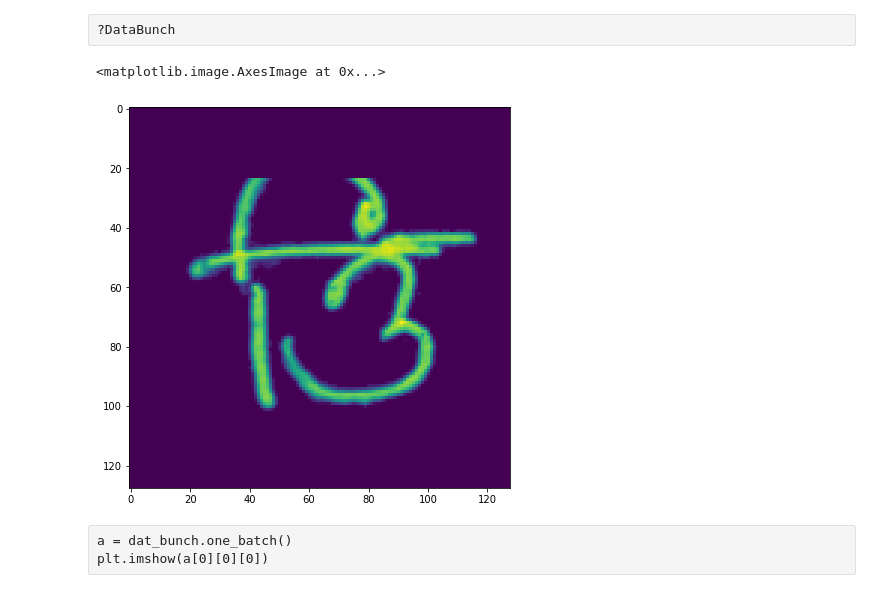
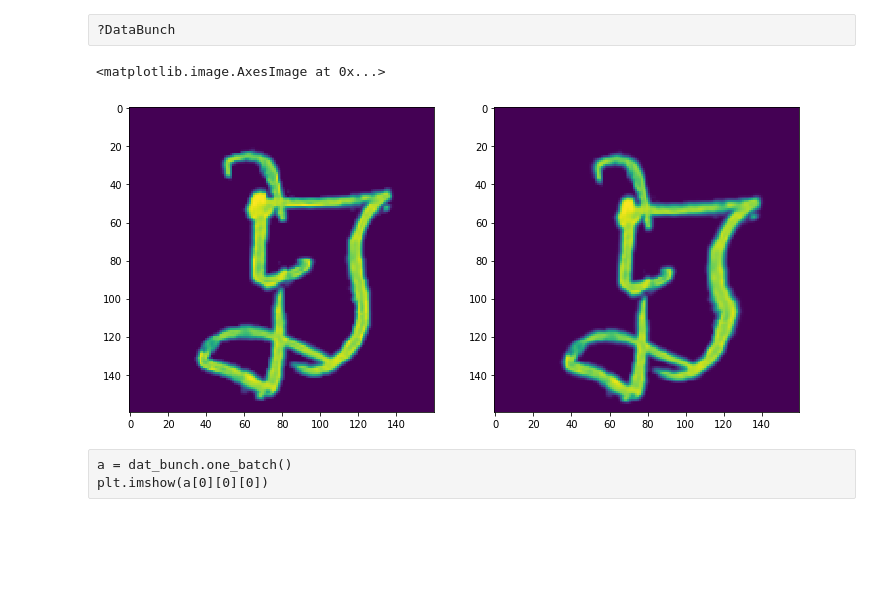
Before and after one commit to yuan1202/bengaliai, a Jupyter notebook: code/testing.ipynb, the cells around one changed output. Cells and saved outputs as stored; diff of their text form; code cells hidden in the pictures; blank space fills up the shorter version.

```diff
--- a/code/testing.ipynb
+++ b/code/testing.ipynb
@@ -98,13 +234,3 @@ augs = iaa.SomeOf(
     ],
     random_order=True
 )
-# %%
-augs = iaa.ElasticTransformation(alpha=0)
-img_arr = training_set[100][0][0][0]
-# img_arr = np.stack([img_arr, img_arr, img_arr], -1)
-# img_arr = img_arr[np.newaxis, :]
-plt.figure(figsize=(7, 7))
-plt.imshow(augs(image=img_arr))
-# %% [output]
-<matplotlib.image.AxesImage at 0x...>
-[figure, removed]
@@ -111 +239,34 @@ plt.imshow(augs(image=img_arr))
+# %%
+# kernel = np.ones((3, 3), np.uint8)
+# def augs(image): return cv2.erode(image, kernel, iterations=1)
+augs = iaa.SomeOf(
+    (1, 2),
+    [
+        iaa.SomeOf(
+            (1, 2),
+            [
+                iaa.OneOf(
+                    [
+                        iaa.Affine(scale={"x": (0.8, 1.), "y": (0.8, 1.)}, rotate=(-15, 15), shear=(-15, 15)),
+                        iaa.PerspectiveTransform(scale=.08, keep_size=True),
+                    ]
+                ),
+                iaa.PiecewiseAffine(scale=(0.02, 0.03)),
+            ],
+            random_order=True
+        ),
+        iaa.DirectedEdgeDetect(alpha=(.6, .8), direction=(0.0, 1.0)),
+    ],
+    random_order=True
+)
+img_arr = training_set[2048][0][0][0]
+# img_arr = np.stack([img_arr, img_arr, img_arr], -1)
+# img_arr = img_arr[np.newaxis, :]
+fig, ax = plt.subplots(1, 2, figsize=(12, 6))
+aug_img = augs(image=img_arr.astype('uint8'))
+ax[0].imshow(img_arr.astype('uint8'))
+ax[1].imshow(aug_img)
+# %% [output]
+<matplotlib.image.AxesImage at 0x...>
+[figure, added]
 # %%
```
Also changed, not shown: parts of 42 cells of this notebook, 14 other files.
